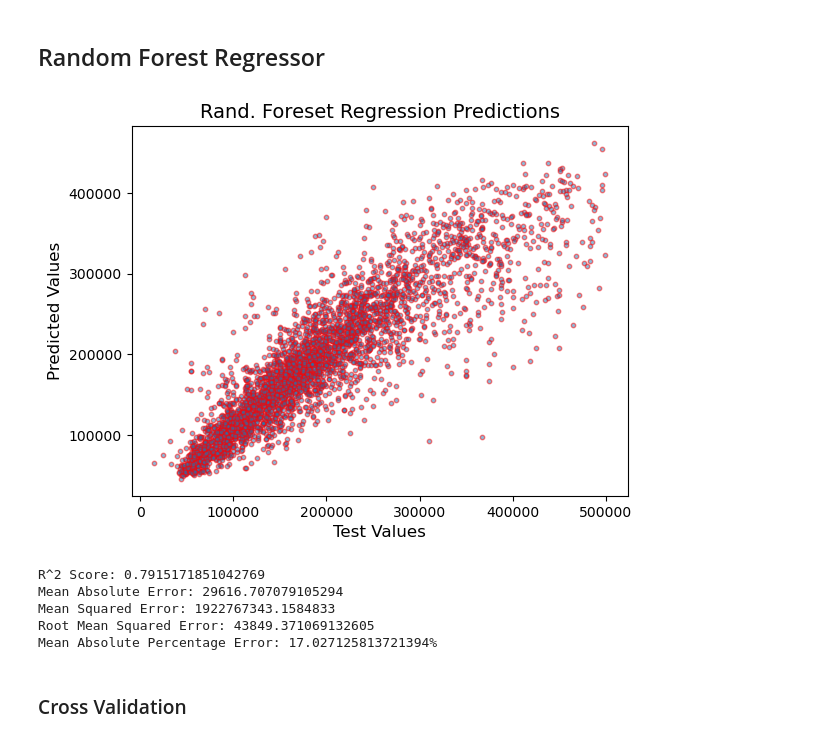
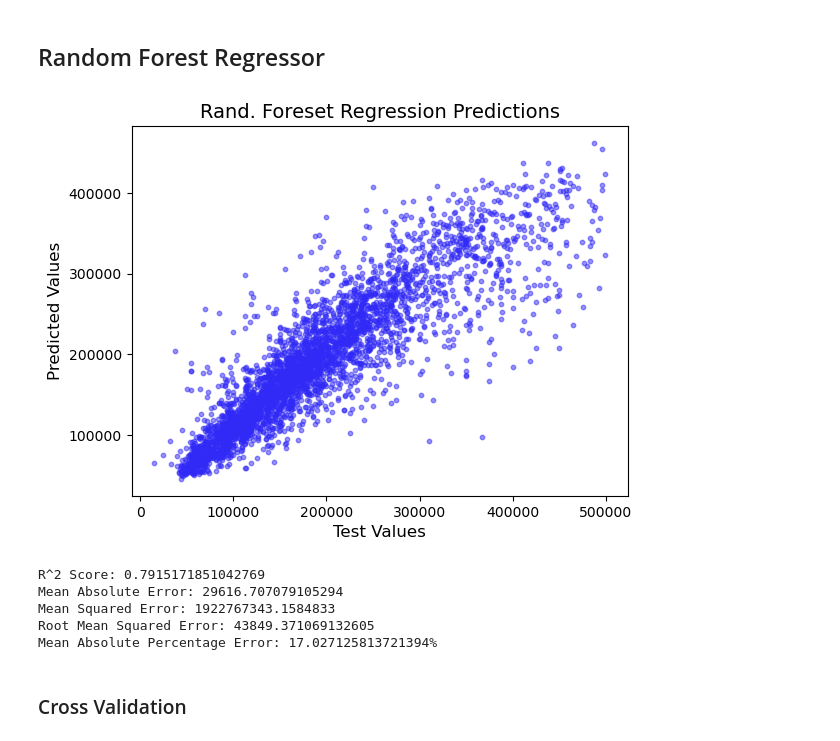
Before and after one commit to dilne/CaliforniaHousing, a Jupyter notebook: California Housing.ipynb, the cells around one changed output. Drawn from its saved outputs; the diff is of its cells as text; code cells hidden in the pictures.

```diff
--- a/California Housing.ipynb
+++ b/California Housing.ipynb
@@ -13,6 +13,9 @@ from sklearn.metrics import mean_absolute_error, mean_squared_error, r2_score
 
 import warnings
 warnings.filterwarnings('ignore', category=FutureWarning)
+
+graph_color = '#312af7'
+edgecolor = '#BB8FCE'
 # %% [markdown]
 ## Load the csv
 # %%
@@ -533,3 +540,15 @@ Name: 18539, dtype: float64
+# %%
+def print_model_performance(y_test, prediction):
+    r2 = r2_score(y_test, prediction)
+    print(f'R^2 Score: {r2}')
+    mae = mean_absolute_error(y_test, prediction)
+    print(f'Mean Absolute Error: {mae}')
+    mse = mean_squared_error(y_test, prediction)
+    print(f'Mean Squared Error: {mse}')
+    rmse = np.sqrt(mse)
+    print(f'Root Mean Squared Error: {rmse}')
+    mape = np.mean(np.abs((y_test - prediction) / y_test)) * 100
+    print(f'Mean Absolute Percentage Error: {mape}%')
 # %% [markdown]
 ## Linear Regression
 # %%
@@ -614,24 +607,21 @@ rf.fit(X_train, y_train)
 prediction = rf.predict(X_test)
 # %%
 fig, ax = plt.subplots()
-ax.scatter(y_test, prediction, alpha=0.5, edgecolors='r', s=10)
+ax.scatter(y_test, prediction, alpha=0.5, color=graph_color, edgecolors=graph_color, s=10)
 ax.set_title('Rand. Foreset Regression Predictions', fontsize=14)
 ax.set_xlabel('Test Values', fontsize=12)
 ax.set_ylabel('Predicted Values', fontsize=12)
 plt.show()
 
-r2 = r2_score(y_test, prediction)
-print(f'R^2 Score: {r2}')
-mae = mean_absolute_error(y_test, prediction)
-print(f'Mean Absolute Error: {mae}')
-mse = mean_squared_error(y_test, prediction)
-print(f'Mean Squared Error: {mse}')
-rmse = np.sqrt(mse)
-print(f'Root Mean Squared Error: {rmse}')
-mape = np.mean(np.abs((y_test - prediction) / y_test)) * 100
-print(f'Mean Absolute Percentage Error: {mape}%')
+print_model_performance(y_test, prediction)
+
+# R^2 Score: 0.7915171851042769
+# Mean Absolute Error: 29616.707079105294
+# Mean Squared Error: 1922767343.1584833
+# Root Mean Squared Error: 43849.371069132605
+# Mean Absolute Percentage Error: 17.027125813721394%
 # %% [output]
-[figure, old version]
+[figure, new version]
 R^2 Score: 0.7915171851042769
 Mean Absolute Error: 29616.707079105294
 Mean Squared Error: 1922767343.1584833
```
Also changed, not shown: parts of 17 cells of this notebook.
